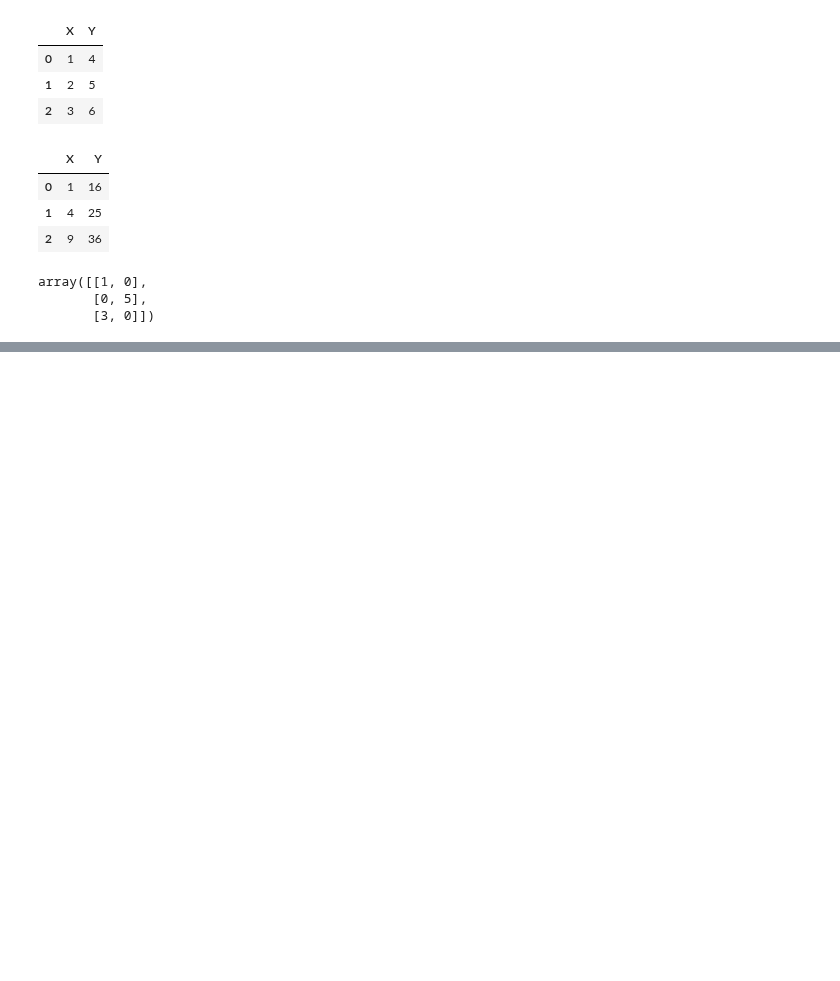
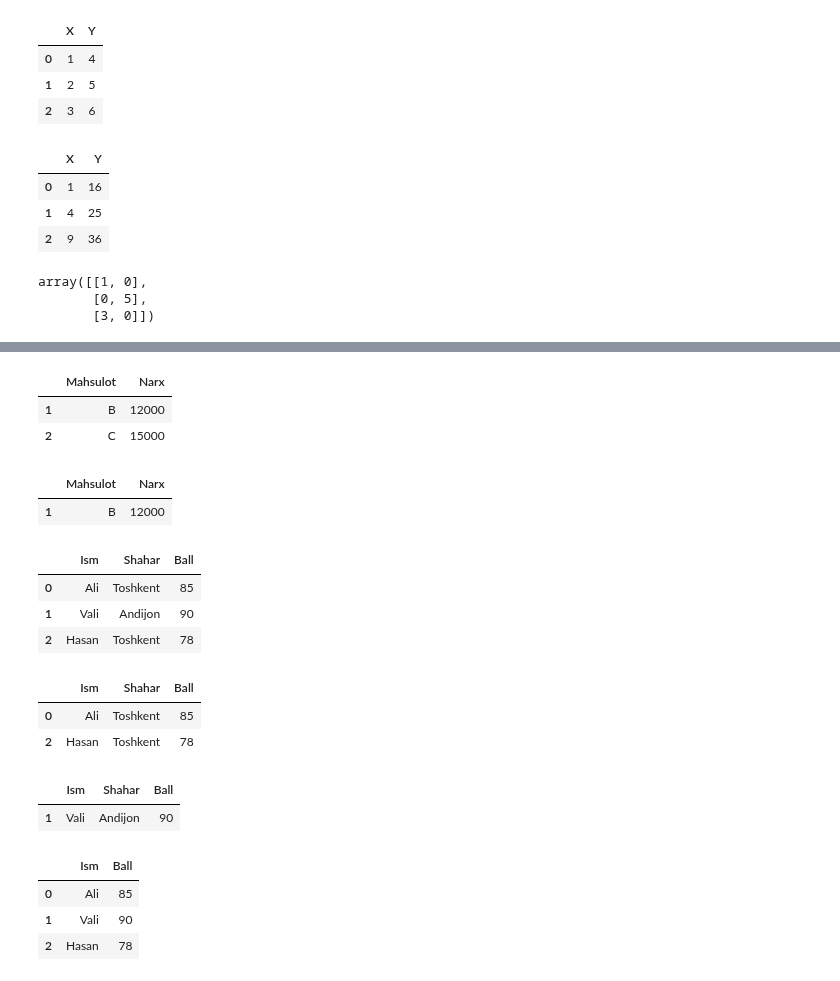
Before and after one commit to izzat-ai/learning-ai, a Jupyter notebook: pandas/24_dec_practice.ipynb, the cells around one changed output, grey strips where cells are left out. Cells and saved outputs as stored; diff of their text form; code cells hidden in the pictures; blank space fills up the shorter version.

```diff
--- a/pandas/24_dec_practice.ipynb
+++ b/pandas/24_dec_practice.ipynb
@@ -217,0 +366,48 @@ array([[1, 0],
+# %%
+# narxi 10_000 dan katta mahsulotlarni olish
+df15[df15['Narx']>10_000]
+# %% [output]
+|  | Mahsulot | Narx |
+| 1 | B | 12000 |
+| 2 | C | 15000 |
+# %%
+df15[(df15['Narx']>8000) & (df15['Narx']<15000)]
+# %% [output]
+|  | Mahsulot | Narx |
+| 1 | B | 12000 |
+# %%
+df16 = pd.DataFrame({
+    "Ism": ["Ali", "Vali", "Hasan"],
+    "Shahar": ["Toshkent", "Andijon", "Toshkent"],
+    "Ball": [85, 90, 78]
+})
+df16
+# %% [output]
+|  | Ism | Shahar | Ball |
+| 0 | Ali | Toshkent | 85 |
+| 1 | Vali | Andijon | 90 |
+| 2 | Hasan | Toshkent | 78 |
+# %%
+# faqatgina Toshkentga oid ma'lumotlarni olish
+df16[df16['Shahar'] == 'Toshkent']
+# %% [output]
+|  | Ism | Shahar | Ball |
+| 0 | Ali | Toshkent | 85 |
+| 2 | Hasan | Toshkent | 78 |
+# %%
+# Toshkentdan tashqari ma'lumotlarni olish
+df16[df16['Shahar'] != 'Toshkent']
+# %% [output]
+|  | Ism | Shahar | Ball |
+| 1 | Vali | Andijon | 90 |
+# %%
+df17 = pd.DataFrame({
+    "Ism": ["Ali", "Vali", "Hasan"],
+    "Ball": [85, 90, 78]
+})
+df17
+# %% [output]
+|  | Ism | Ball |
+| 0 | Ali | 85 |
+| 1 | Vali | 90 |
+| 2 | Hasan | 78 |
```
Also changed, not shown: parts of 19 cells of this notebook.
